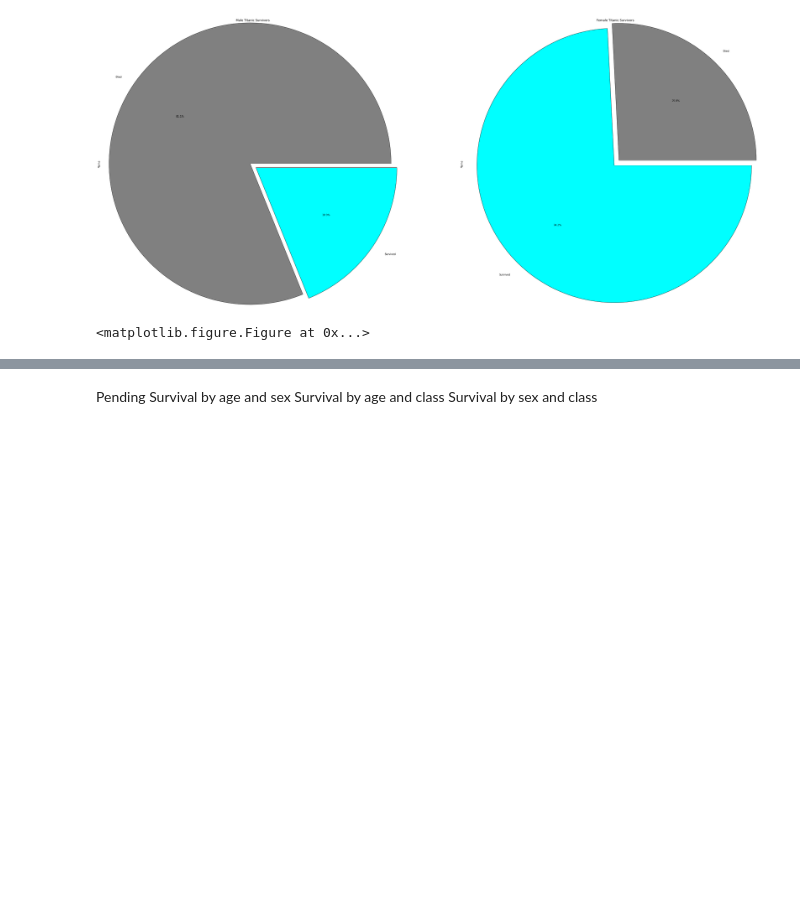
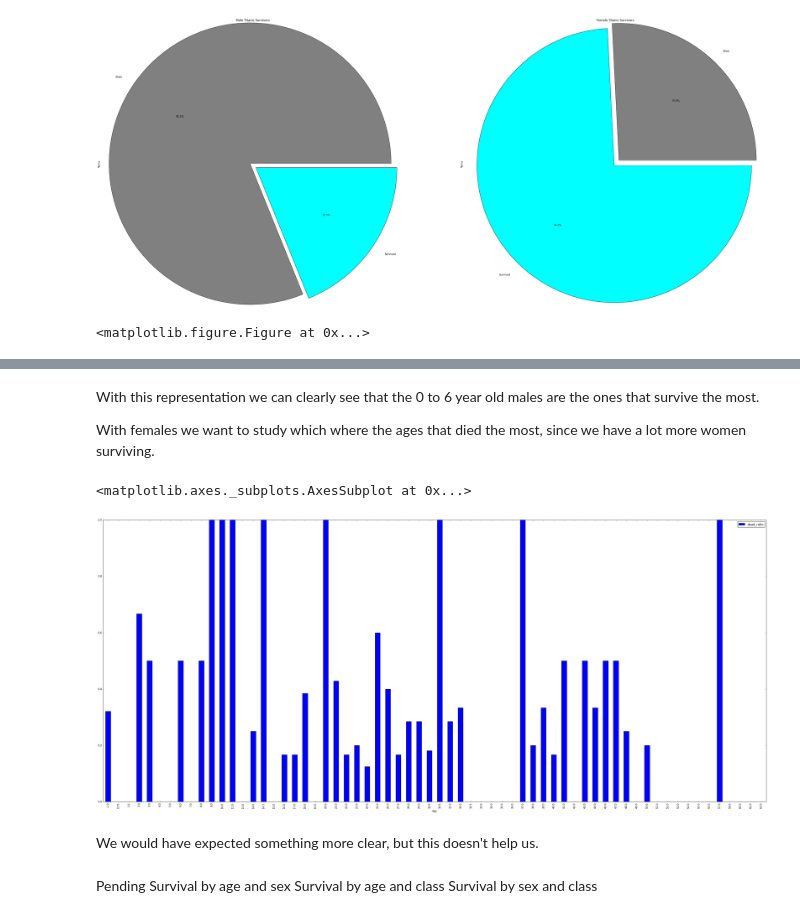
Before and after one commit to acamps/udacity_data_analyst_nanodegree, a Jupyter notebook: P2 - Investigate a Dataset - Titanic.ipynb, the cells around one changed output, grey strips where cells are left out. Drawn from its saved outputs; the diff is of its cells as text; code cells hidden in the pictures; blank space fills up the shorter version.

```diff
--- a/P2 - Investigate a Dataset - Titanic.ipynb
+++ b/P2 - Investigate a Dataset - Titanic.ipynb
@@ -196,3 +196,17 @@ Only with this information we could already have a pre
+# %% [markdown]
+With this representation we can clearly see that the 0 to 6 year old males are the ones that survive the most.
+
+With females we want to study which where the ages that died the most, since we have a lot more women surviving.
+# %%
+survivors_female_age_pivot = clean_data[clean_data['Sex']=='female'].pivot_table(index='Age', columns='Survived', aggfunc=np.count_nonzero)
+survivors_female_age_pivot = survivors_female_age_pivot.fillna(0)['PassengerId']
+survivors_female_age_pivot['dead_ratio'] = survivors_female_age_pivot[0]/(survivors_female_age_pivot[1]+survivors_female_age_pivot[0])
+survivors_female_age_pivot.plot(kind='bar', y='dead_ratio')
+# %% [output]
+<matplotlib.axes._subplots.AxesSubplot at 0x...>
+[figure, added]
+# %% [markdown]
+We would have expected something more clear, but this doesn't help us.
 # %% [markdown]
 Pending
 Survival by age and sex
```
Also changed, not shown: parts of 4 cells of this notebook.
